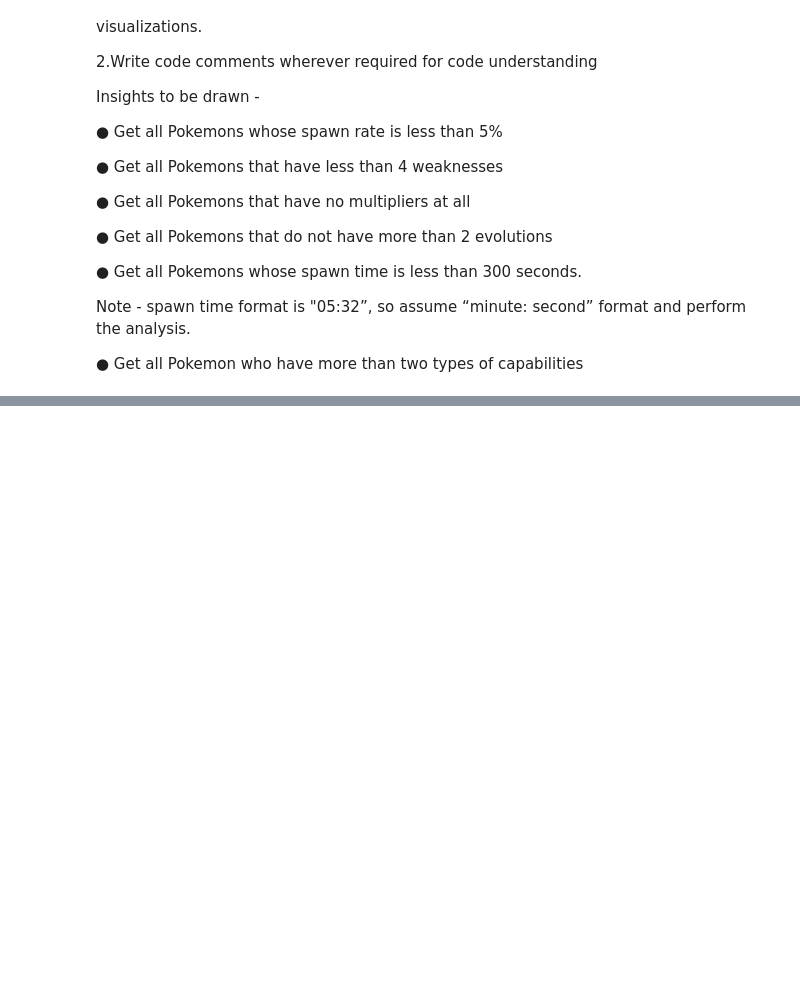
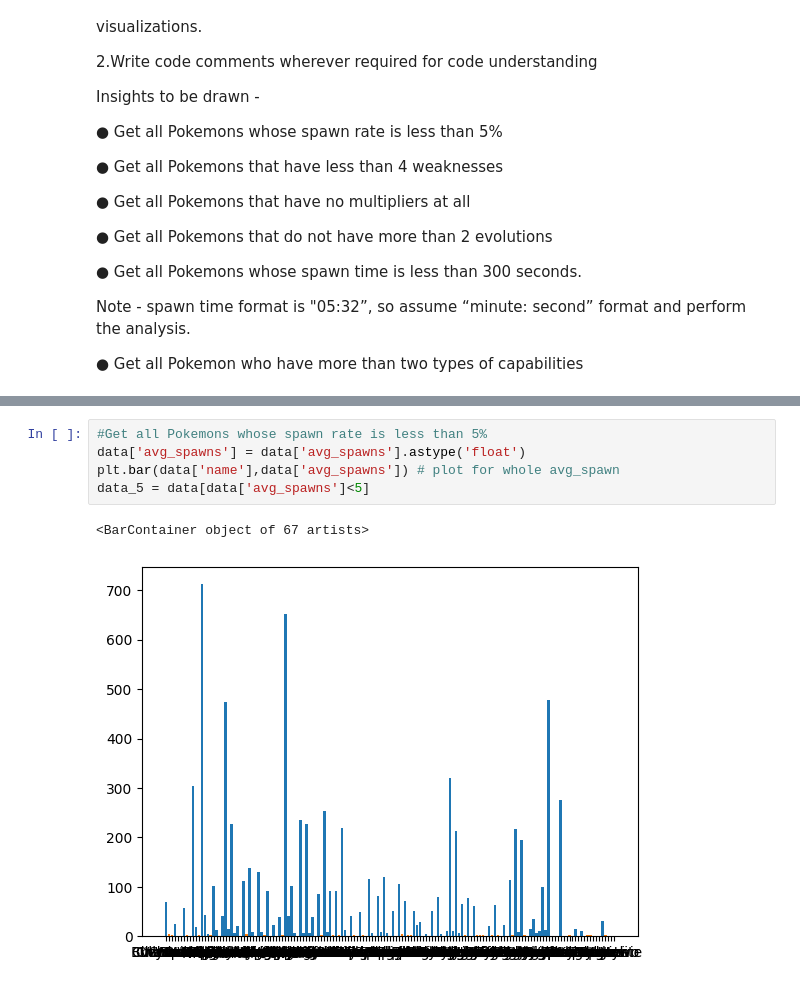
Before and after one commit to AKISHPOTHURI/DataScienceAssignment, a Jupyter notebook: python.ipynb, the cells around one changed output, grey strips where cells are left out. Drawn from its saved outputs; the diff is of its cells as text; blank space fills up the shorter version.

```diff
--- a/python.ipynb
+++ b/python.ipynb
@@ -307,0 +335,8 @@ Note - spawn time format is "05:32”, so assume “minute: second” format and
+# %%
+#Get all Pokemons whose spawn rate is less than 5%
+data['avg_spawns'] = data['avg_spawns'].astype('float')
+plt.bar(data['name'],data['avg_spawns']) # plot for whole avg_spawn
+data_5 = data[data['avg_spawns']<5]
+# %% [output]
+<BarContainer object of 67 artists>
+[figure, added]
```
Also changed, not shown: parts of 22 cells of this notebook, 2 other files.
